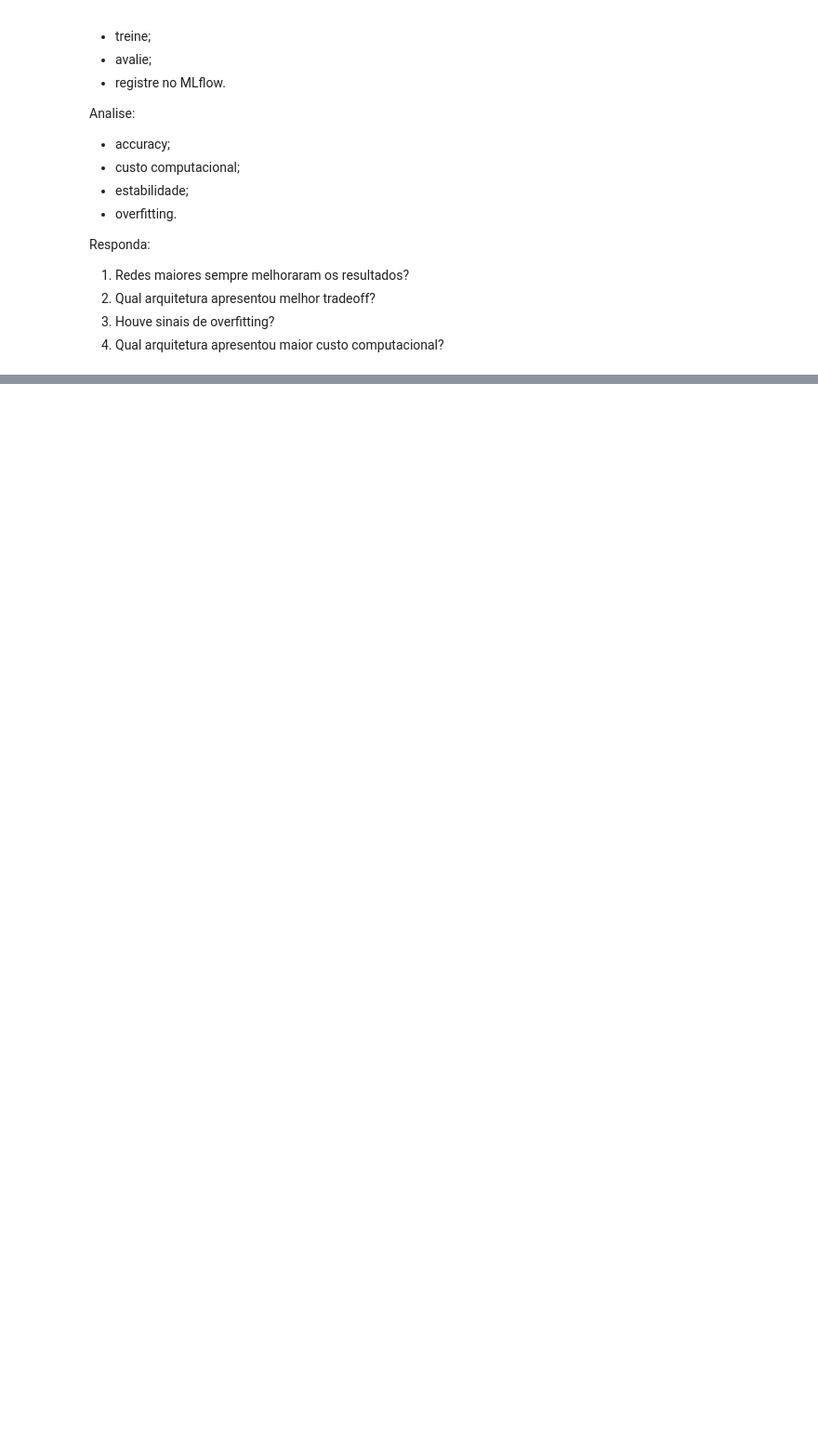
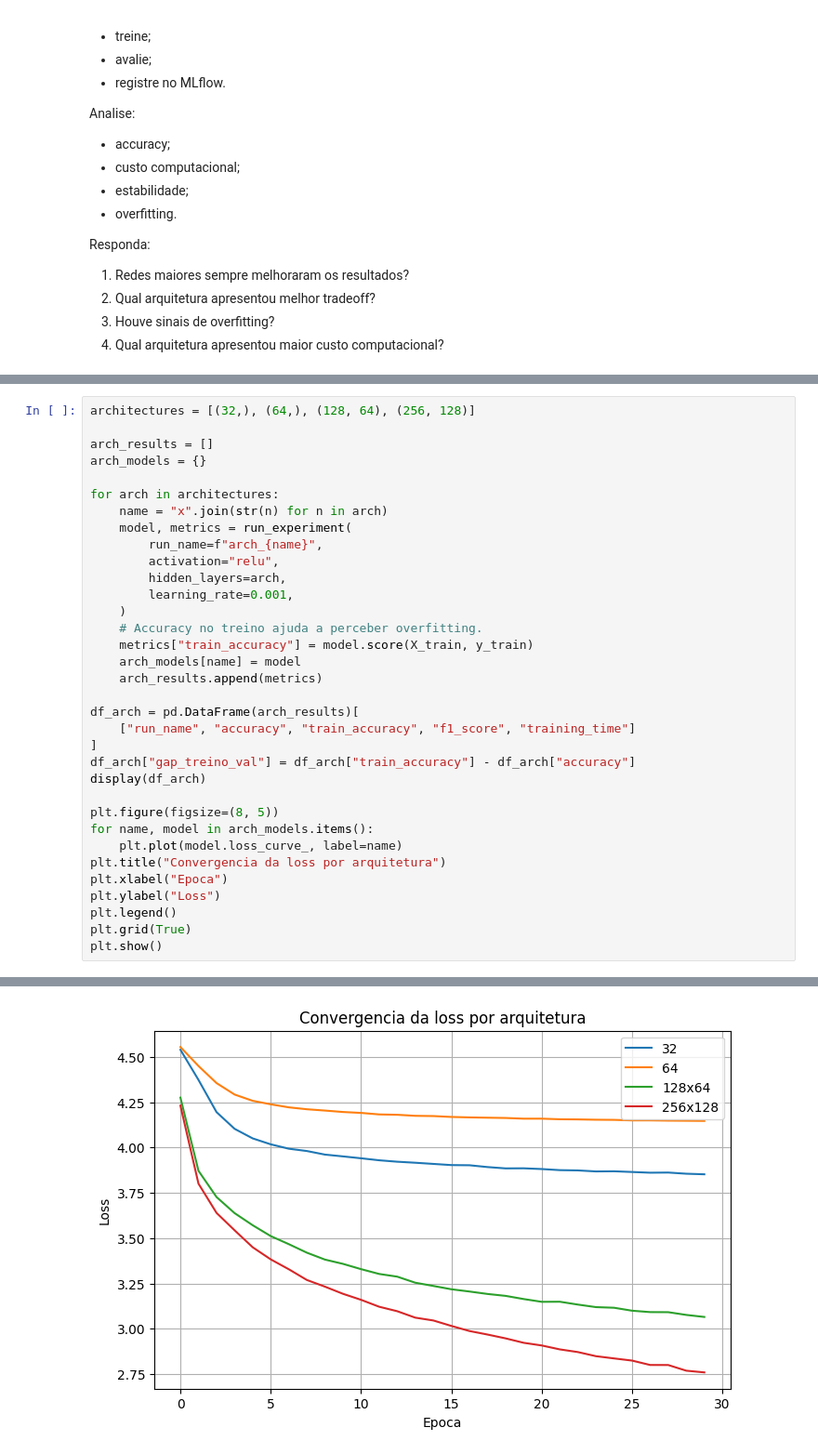
Before and after one commit to ddefbcourses/atividade-05-deep-learning-ii-cardozoguilherme, a Jupyter notebook: notebooks/assignment.ipynb, the cells around one changed output, grey strips where cells are left out. Shown at 93% size. Saved outputs shown, nothing was run; the diff lists cells and outputs as text; blank space fills up the shorter version.

```diff
--- a/notebooks/assignment.ipynb
+++ b/notebooks/assignment.ipynb
@@ -292,0 +629,35 @@ Responda:
+# %%
+architectures = [(32,), (64,), (128, 64), (256, 128)]
+
+arch_results = []
+arch_models = {}
+
+for arch in architectures:
+    name = "x".join(str(n) for n in arch)
+    model, metrics = run_experiment(
+        run_name=f"arch_{name}",
+        activation="relu",
+        hidden_layers=arch,
+        learning_rate=0.001,
+    )
+    # Accuracy no treino ajuda a perceber overfitting.
+    metrics["train_accuracy"] = model.score(X_train, y_train)
+    arch_models[name] = model
+    arch_results.append(metrics)
+
+df_arch = pd.DataFrame(arch_results)[
+    ["run_name", "accuracy", "train_accuracy", "f1_score", "training_time"]
+]
+df_arch["gap_treino_val"] = df_arch["train_accuracy"] - df_arch["accuracy"]
+display(df_arch)
+
+plt.figure(figsize=(8, 5))
+for name, model in arch_models.items():
+    plt.plot(model.loss_curve_, label=name)
+plt.title("Convergencia da loss por arquitetura")
+plt.xlabel("Epoca")
+plt.ylabel("Loss")
+plt.legend()
+plt.grid(True)
+plt.show()
+# %% [output]
@@ -292,0 +669 @@ Responda:
+[figure, added]
```
Also changed, not shown: parts of 39 cells of this notebook, 1 other file.
